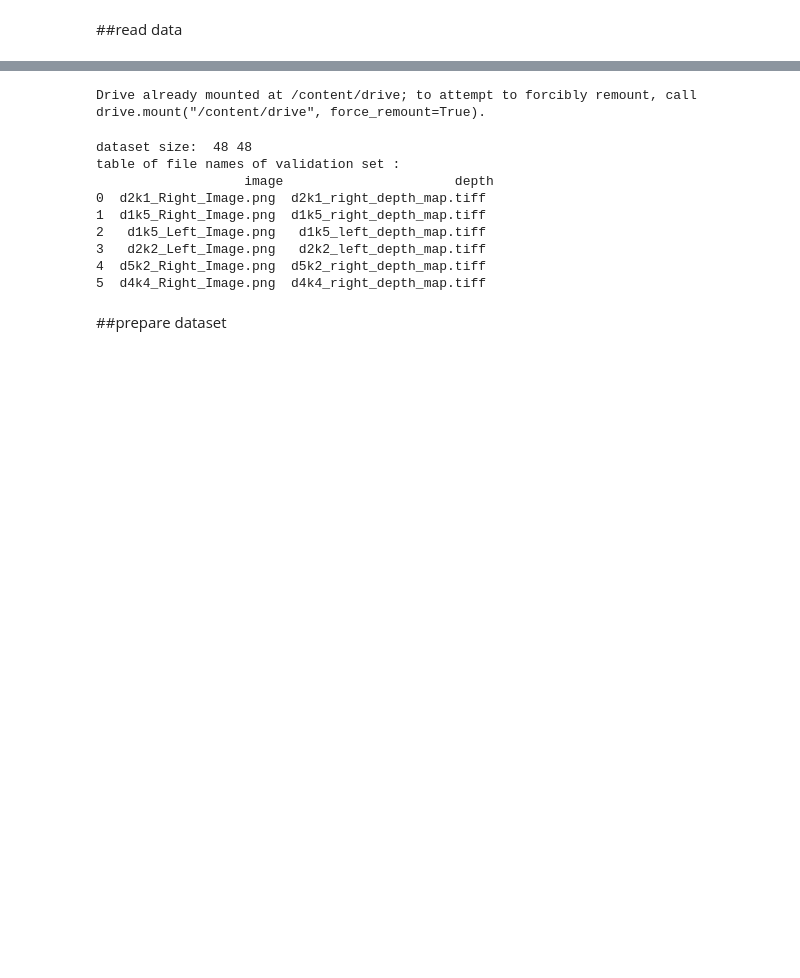
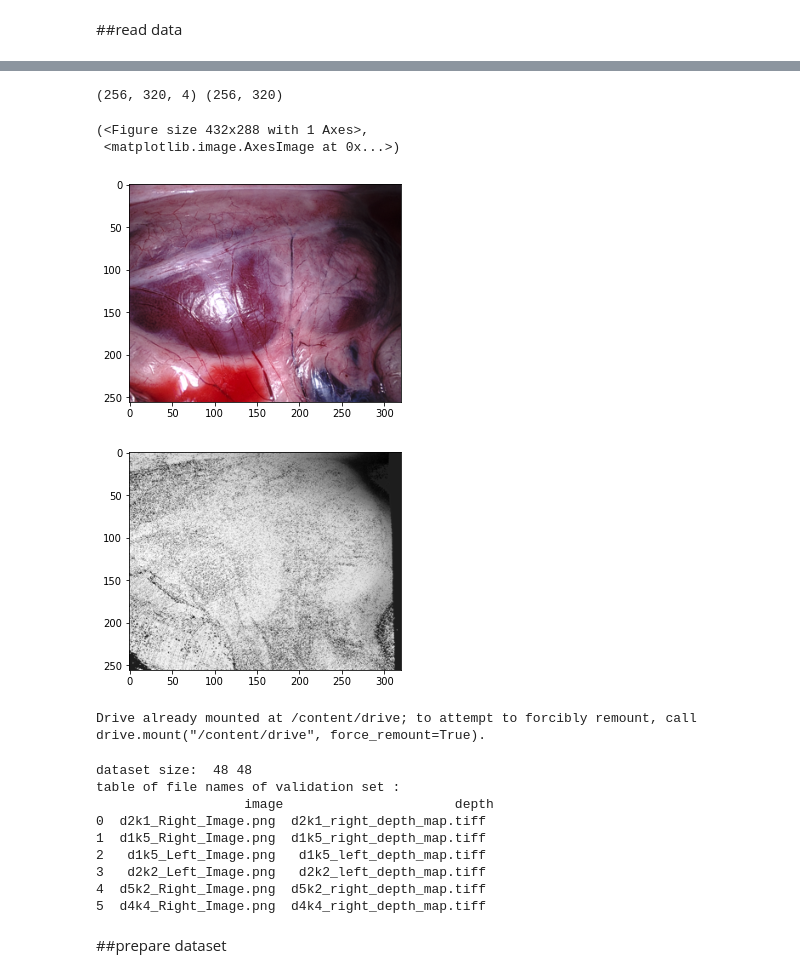
Before and after one commit to xiaowshi/Mono-Depth, a Jupyter notebook: SCAREDUnet.ipynb, the cells around one changed output, grey strips where cells are left out. Cells and saved outputs as stored; diff of their text form; code cells hidden in the pictures; blank space fills up the shorter version.

```diff
--- a/SCAREDUnet.ipynb
+++ b/SCAREDUnet.ipynb
@@ -18,3 +119,34 @@ You are using a high-RAM runtime!
+# %%
+from PIL import Image
+import numpy as np
+import tifffile
+
+
+size = (320, 256)
+img = Image.open('SCARED/d1k1_Left_Image.png')
+depth = tifffile.imread('SCARED/d1k1_left_depth_map.tiff')[:,:,2]
+depth = np.nan_to_num(depth, posinf=0, neginf=0)
+depth = cv2.applyColorMap(cv2.convertScaleAbs(depth, alpha=2.5), cv2.COLORMAP_JET)
+depth = Image.fromarray(depth)
+
+img = img.resize(size)
+depth = depth.resize(size).convert('L')
+
+# temp = max(colorimg.size)
+# tiff = Image.new('RGB', (temp, temp))#'P' if grayscale
+# tiff.paste(colorimg, (0, 0))
+
+print(np.array(img).shape, np.array(depth).shape)
+plt.figure(), plt.imshow(img)
+plt.figure(), plt.imshow(depth, cmap='gray')
+
+#320 × 256 pixels.
+# %% [output]
+(256, 320, 4) (256, 320)
+(<Figure size 432x288 with 1 Axes>,
+ <matplotlib.image.AxesImage at 0x...>)
+[figure, added]
+[figure, added]
 # %%
 import gdown
 url = 'https://drive.google.com/uc?id=1mVumZGRmJ0ZybH1IITGQ-q_M0xvvqvw8'
```
Also changed, not shown: parts of 13 cells of this notebook.
